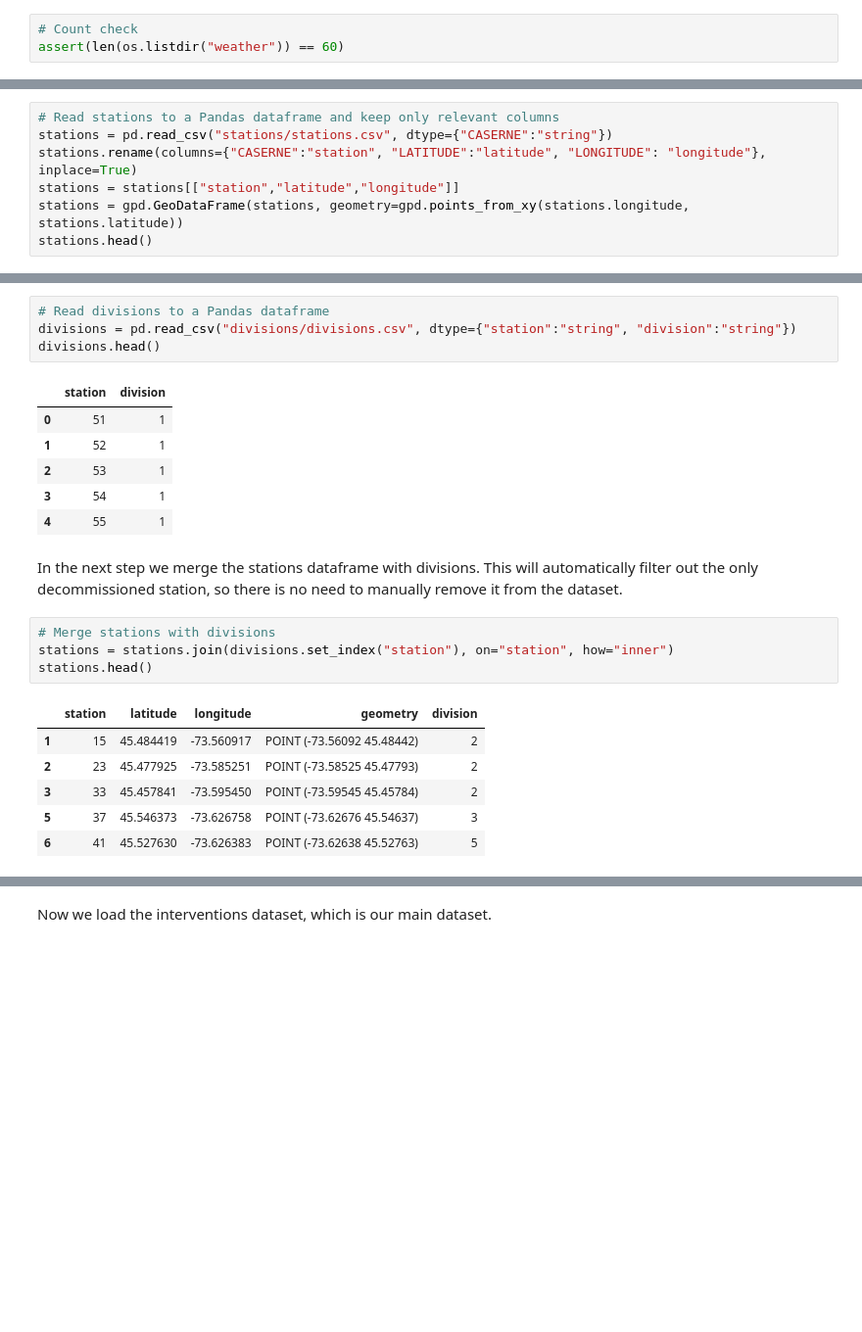
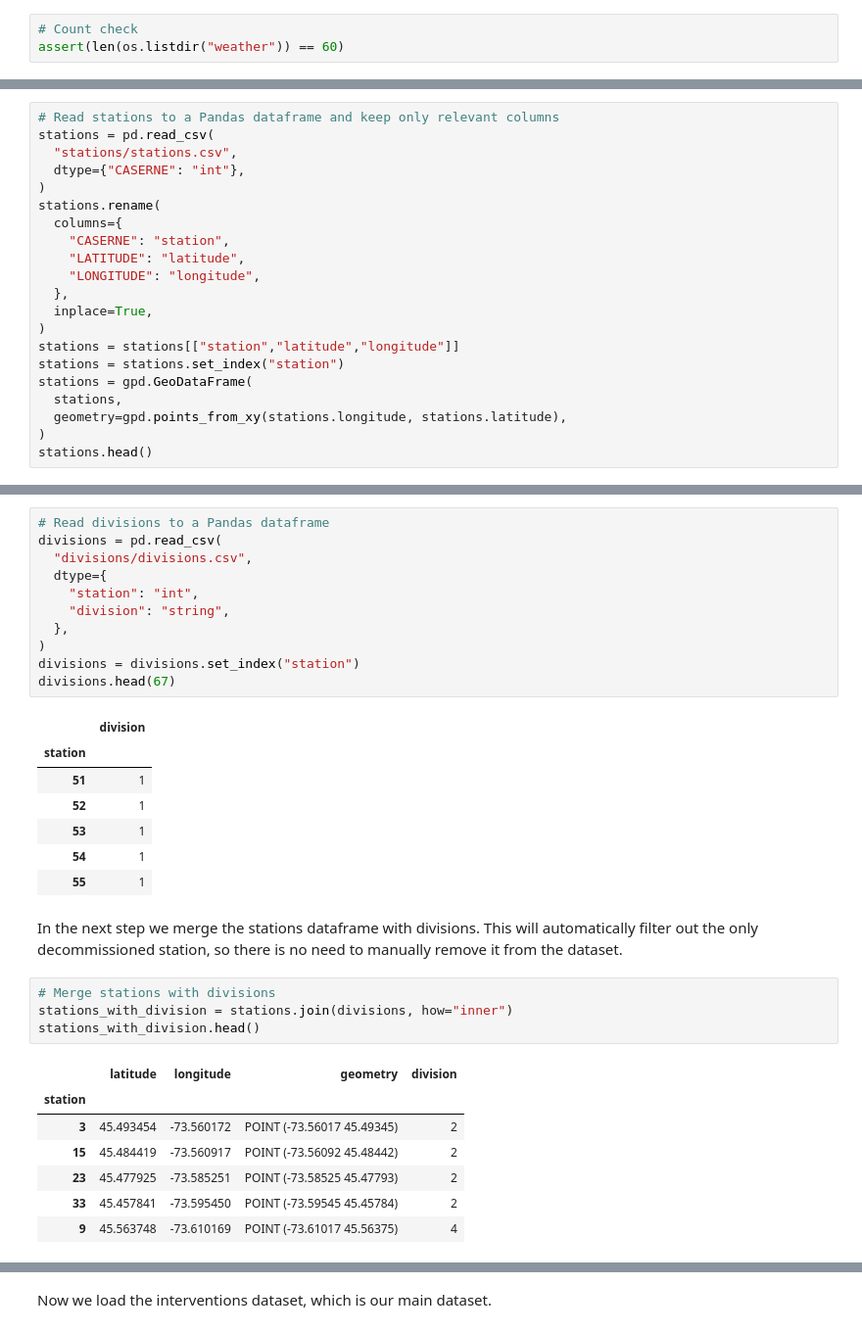
Before and after one commit to naderghanbari/mcgill-capstone, a Jupyter notebook: mcgill_capstone.ipynb, the cells around one changed output, grey strips where cells are left out. Shown: that part at 98% size. Drawn from its saved outputs; the diff is of its cells as text; blank space fills up the shorter version.

Commit message:
Fix stations merge issue

```diff
--- a/mcgill_capstone.ipynb
+++ b/mcgill_capstone.ipynb
@@ -78,9 +94,23 @@ assert(len(os.listdir("weather")) == 60)
 First we load the stations and divisions datasets.
 # %%
 # Read stations to a Pandas dataframe and keep only relevant columns
-stations = pd.read_csv("stations/stations.csv", dtype={"CASERNE":"string"})
-stations.rename(columns={"CASERNE":"station", "LATITUDE":"latitude", "LONGITUDE": "longitude"}, inplace=True)
+stations = pd.read_csv(
+  "stations/stations.csv",
+  dtype={"CASERNE": "int"},
+)
+stations.rename(
+  columns={
+    "CASERNE": "station",
+    "LATITUDE": "latitude",
+    "LONGITUDE": "longitude",
+  },
+  inplace=True,
+)
 stations = stations[["station","latitude","longitude"]]
-stations = gpd.GeoDataFrame(stations, geometry=gpd.points_from_xy(stations.longitude, stations.latitude))
+stations = stations.set_index("station")
+stations = gpd.GeoDataFrame(
+  stations,
+  geometry=gpd.points_from_xy(stations.longitude, stations.latitude),
+)
 stations.head()
 # %% [output]
@@ -99,26 +131,35 @@ stations.plot(ax=ax,color='red');
 [figure]
 # %%
 # Read divisions to a Pandas dataframe
-divisions = pd.read_csv("divisions/divisions.csv", dtype={"station":"string", "division":"string"})
-divisions.head()
+divisions = pd.read_csv(
+  "divisions/divisions.csv",
+  dtype={
+    "station": "int",
+    "division": "string",
+  },
+)
+divisions = divisions.set_index("station")
+divisions.head(67)
 # %% [output]
-|  | station | division |
-| 0 | 51 | 1 |
-| 1 | 52 | 1 |
-| 2 | 53 | 1 |
-| 3 | 54 | 1 |
-| 4 | 55 | 1 |
+|  | division |
+| station |  |
+| 51 | 1 |
+| 52 | 1 |
+| 53 | 1 |
+| 54 | 1 |
+| 55 | 1 |
 # %% [markdown]
 In the next step we merge the stations dataframe with divisions. This will automatically filter out the only decommissioned station, so there is no
 need to manually remove it from the dataset.
 # %%
 # Merge stations with divisions
-stations = stations.join(divisions.set_index("station"), on="station", how="inner")
-stations.head()
+stations_with_division = stations.join(divisions, how="inner")
+stations_with_division.head()
 # %% [output]
-|  | station | latitude | longitude | geometry | division |
-| 1 | 15 | 45.484419 | -73.560917 | POINT (-73.56092 45.48442) | 2 |
-| 2 | 23 | 45.477925 | -73.585251 | POINT (-73.58525 45.47793) | 2 |
-| 3 | 33 | 45.457841 | -73.595450 | POINT (-73.59545 45.45784) | 2 |
-| 5 | 37 | 45.546373 | -73.626758 | POINT (-73.62676 45.54637) | 3 |
-| 6 | 41 | 45.527630 | -73.626383 | POINT (-73.62638 45.52763) | 5 |
+|  | latitude | longitude | geometry | division |
+| station |  |  |  |  |
+| 3 | 45.493454 | -73.560172 | POINT (-73.56017 45.49345) | 2 |
+| 15 | 45.484419 | -73.560917 | POINT (-73.56092 45.48442) | 2 |
+| 23 | 45.477925 | -73.585251 | POINT (-73.58525 45.47793) | 2 |
+| 33 | 45.457841 | -73.595450 | POINT (-73.59545 45.45784) | 2 |
+| 9 | 45.563748 | -73.610169 | POINT (-73.61017 45.56375) | 4 |
```
Also changed, not shown: parts of 15 cells of this notebook.
